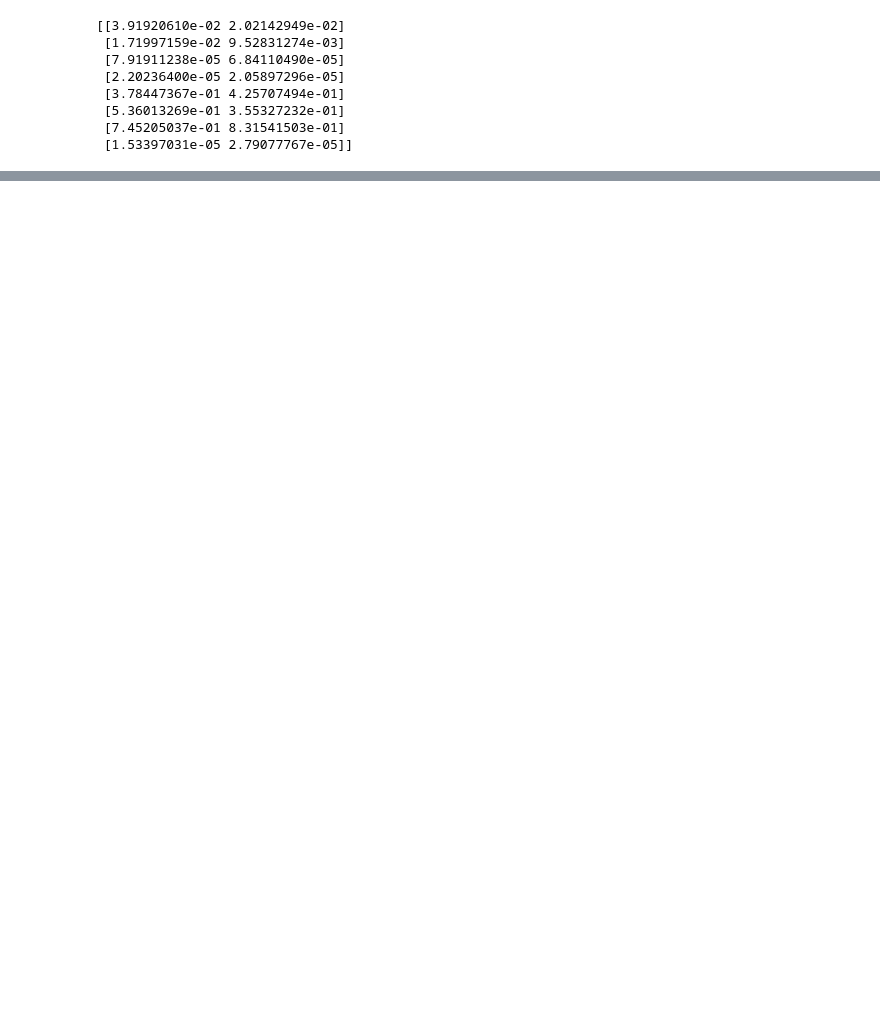
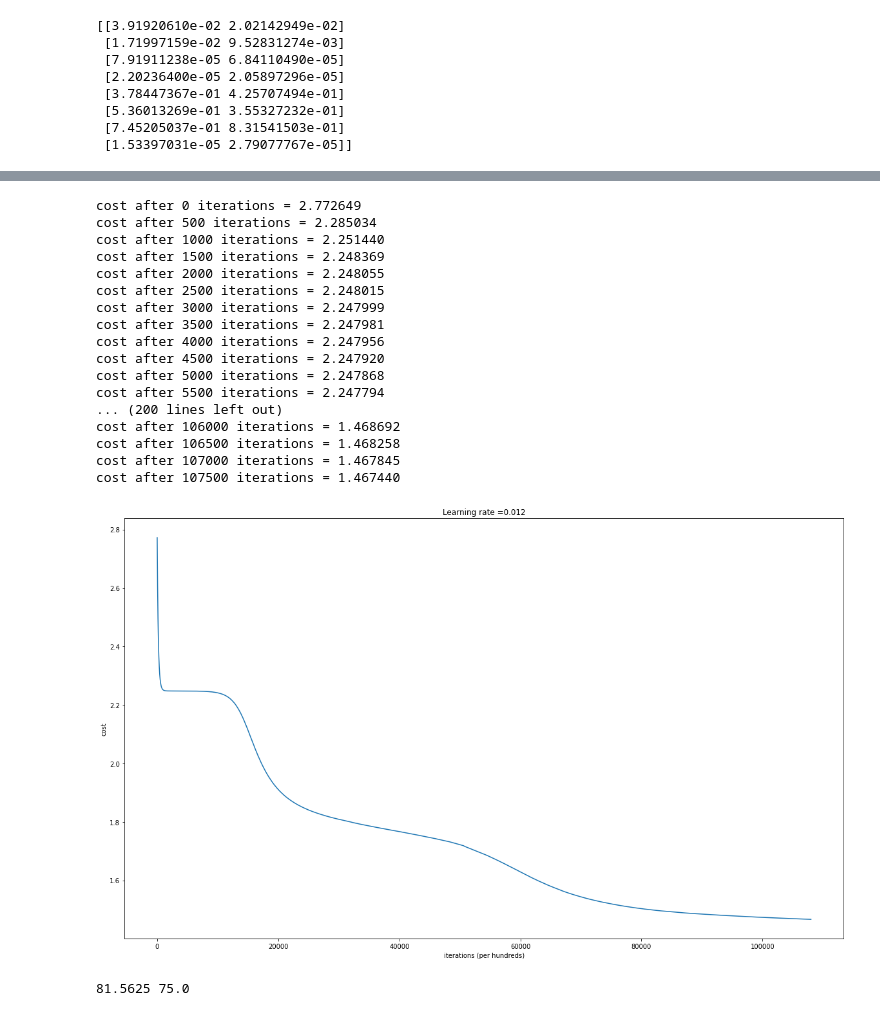
Before and after one commit to mohit138/Music-Tagging, a Jupyter notebook: 4GenresMusicTagging/DeepNN.ipynb, the cells around one changed output, grey strips where cells are left out. Drawn from its saved outputs; the diff is of its cells as text; code cells hidden in the pictures; blank space fills up the shorter version.

```diff
--- a/4GenresMusicTagging/DeepNN.ipynb
+++ b/4GenresMusicTagging/DeepNN.ipynb
@@ -294,0 +295,33 @@ print(acc,acc_test)
+# %%
+#choosing only mfcc1 and 2 and don't use tempo
+x_train1 = x_train[1:10,:]
+x_test1 = x_test[1:10,:]
+# %%
+# layer
+layers_dims = [9,6,4]
+parameters = L_layer_model(x_train1, y_train, layers_dims, learning_rate=.012 ,num_iterations = 108000, print_cost = True)
+# %% [output]
+cost after 0 iterations = 2.772649
+cost after 500 iterations = 2.285034
+cost after 1000 iterations = 2.251440
+cost after 1500 iterations = 2.248369
+cost after 2000 iterations = 2.248055
+cost after 2500 iterations = 2.248015
+cost after 3000 iterations = 2.247999
+cost after 3500 iterations = 2.247981
+cost after 4000 iterations = 2.247956
+cost after 4500 iterations = 2.247920
+cost after 5000 iterations = 2.247868
+cost after 5500 iterations = 2.247794
+... (200 lines left out)
+cost after 106000 iterations = 1.468692
+cost after 106500 iterations = 1.468258
+cost after 107000 iterations = 1.467845
+cost after 107500 iterations = 1.467440
+[figure, added]
+# %%
+predictions_train,acc = predict(x_train1, y_train, parameters)
+predictions_test,acc_test = predict(x_test1, y_test, parameters)
+print(acc,acc_test)
+# %% [output]
+81.5625 75.0
```
Also changed, not shown: parts of 8 cells of this notebook.
